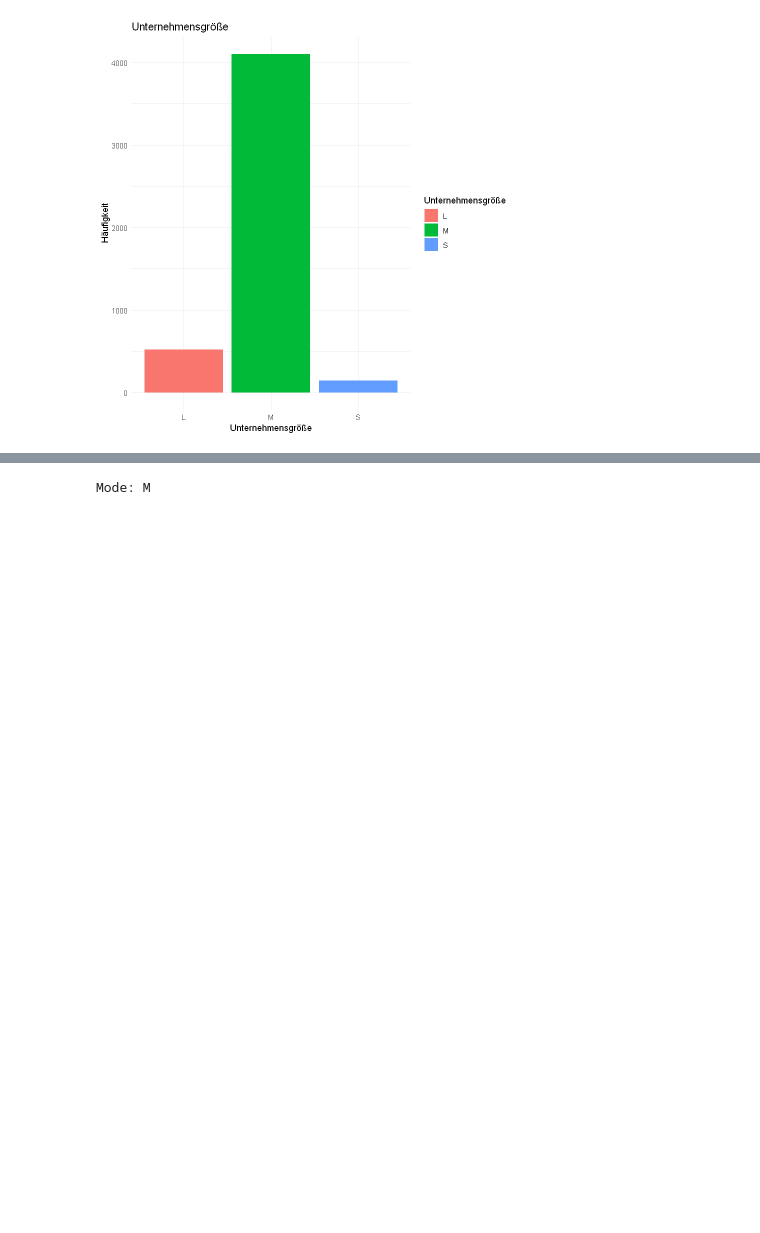
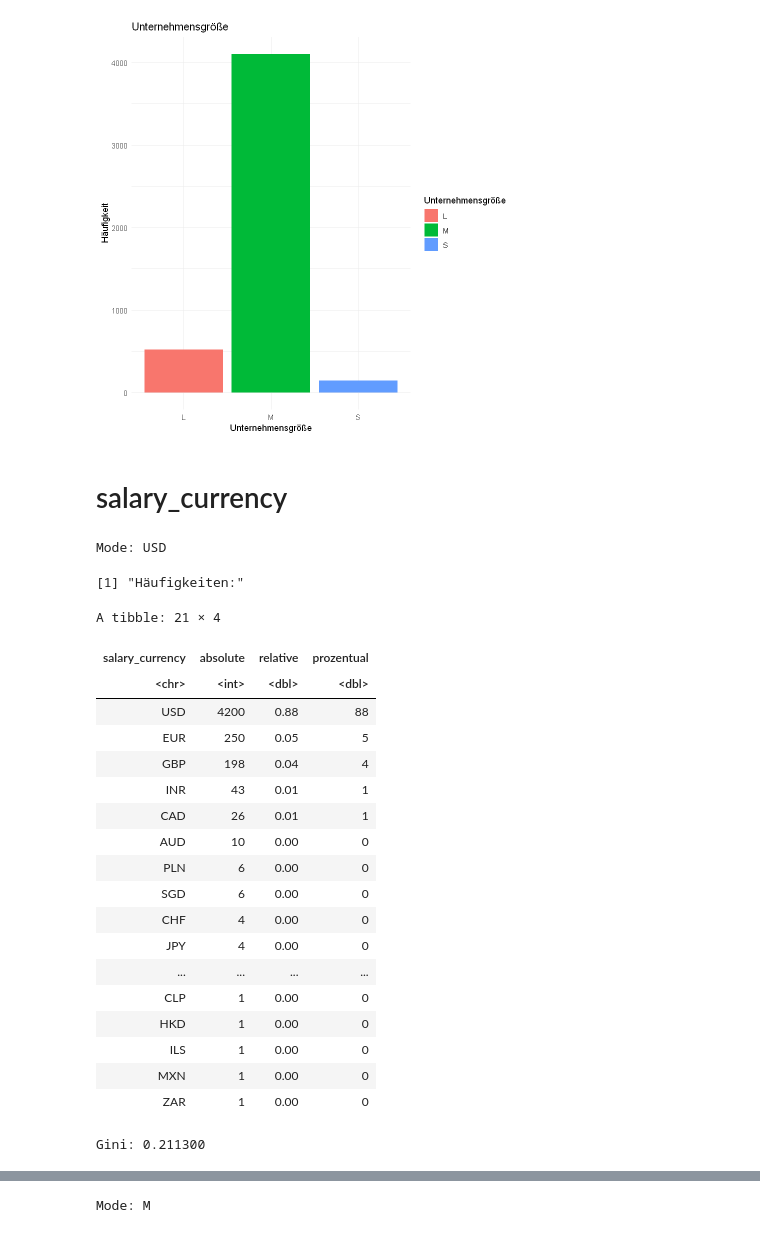
Before and after one commit to FlorianSymmank/IntroDataScienceSS23, a Jupyter notebook: analysis.ipynb, the cells around one changed output, grey strips where cells are left out. Cells and saved outputs as stored; diff of their text form; code cells hidden in the pictures; blank space fills up the shorter version.

Commit message:
Lagemaße/Streungsmaße für Nominal in salary_currency

```diff
--- a/analysis.ipynb
+++ b/analysis.ipynb
@@ -21,6 +21,7 @@ printf <- function(...) cat(sprintf(...))
 
 Mode <- function(x) {
   ux <- unique(x)
-  ux[which.max(tabulate(match(x, ux)))]
+  tab <- tabulate(match(x, ux))
+  ux[tab == max(tab)]
 }
 # %% [output]
@@ -283,3 +254,37 @@ ggplot(data = df, aes(x = company_size, fill = company_size)) +
   theme_minimal()
 # %% [output]
 [figure]
+# %% [markdown]
+# salary_currency
+# %%
+modalwert <- Mode(df$salary_currency); printf("Mode: %s\n", modalwert)
+
+
+haeufigkeit <- df %>%
+ group_by(salary_currency) %>%
+ summarise(absolute = n(), relative = round(n() / nrow(df), 2), prozentual = round(relative * 100));"Häufigkeiten:"; arrange(haeufigkeit, desc(absolute))
+
+gini <- sum(haeufigkeit$relative * (1- haeufigkeit$relative)); printf("Gini: %f", gini)
+# %% [output]
+Mode: USD
+[1] "Häufigkeiten:"
+A tibble: 21 × 4
+| salary_currency | absolute | relative | prozentual |
+| <chr> | <int> | <dbl> | <dbl> |
+| USD | 4200 | 0.88 | 88 |
+| EUR | 250 | 0.05 | 5 |
+| GBP | 198 | 0.04 | 4 |
+| INR | 43 | 0.01 | 1 |
+| CAD | 26 | 0.01 | 1 |
+| AUD | 10 | 0.00 | 0 |
+| PLN | 6 | 0.00 | 0 |
+| SGD | 6 | 0.00 | 0 |
+| CHF | 4 | 0.00 | 0 |
+| JPY | 4 | 0.00 | 0 |
+| ... | ... | ... | ... |
+| CLP | 1 | 0.00 | 0 |
+| HKD | 1 | 0.00 | 0 |
+| ILS | 1 | 0.00 | 0 |
+| MXN | 1 | 0.00 | 0 |
+| ZAR | 1 | 0.00 | 0 |
+Gini: 0.211300
```
Also changed, not shown: parts of 2 cells of this notebook.
